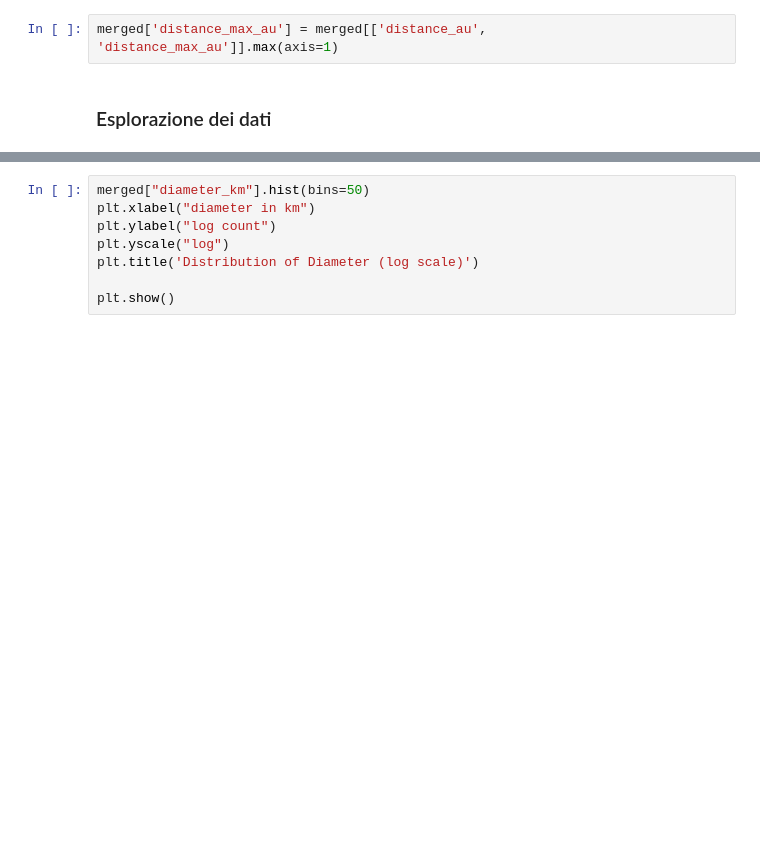
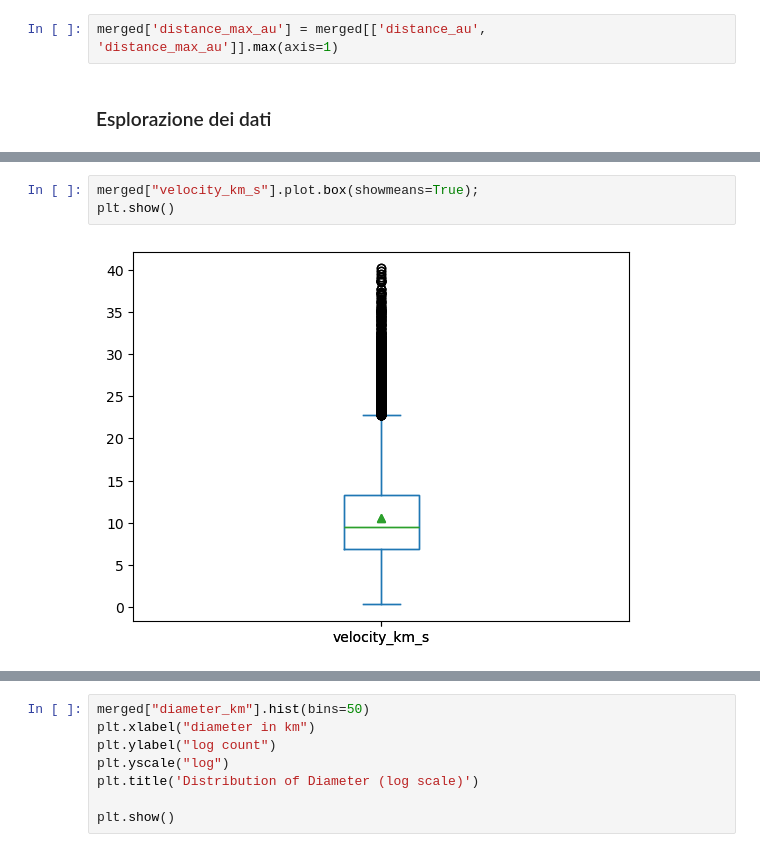
Before and after one commit to k3lly200413-2/Progetto_Nasa_Data_Intensive, a Jupyter notebook: Untitled.ipynb, the cells around one changed output, grey strips where cells are left out. Drawn from its saved outputs; the diff is of its cells as text; blank space fills up the shorter version.

```diff
--- a/Untitled.ipynb
+++ b/Untitled.ipynb
@@ -600,3 +625,8 @@ plt.show()
+# %%
+merged["velocity_km_s"].plot.box(showmeans=True);
+plt.show()
+# %% [output]
+[figure, added]
 # %%
 merged["absolute_magnitude"].hist(bins=70)
 plt.xlabel("absolute_magnitude (H)")
```
Also changed, not shown: parts of 34 cells of this notebook.
